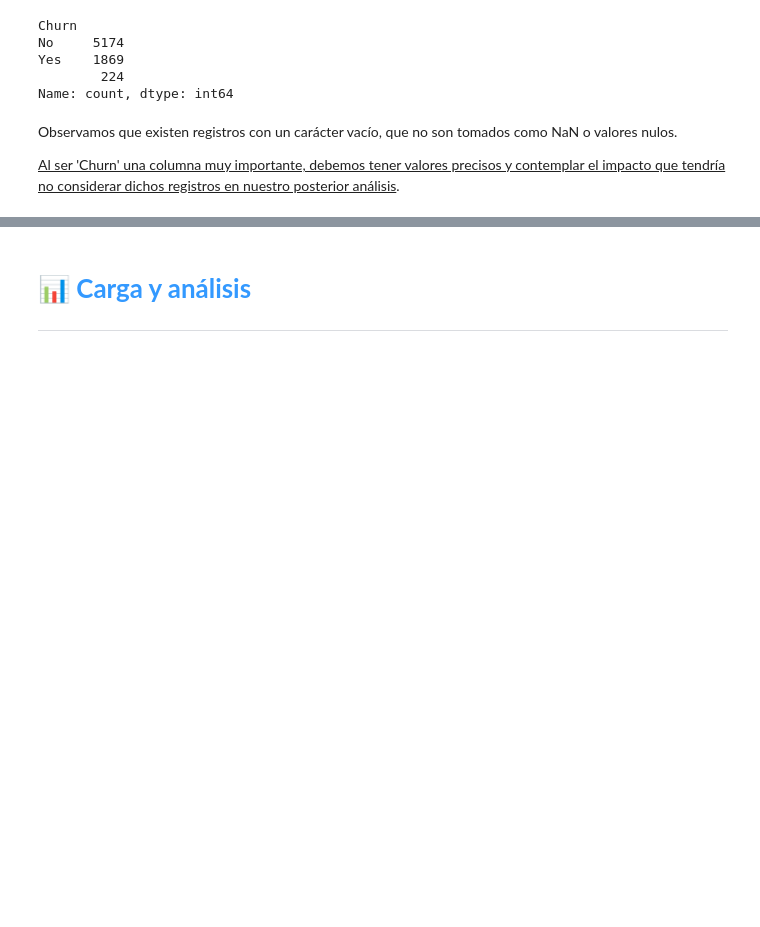
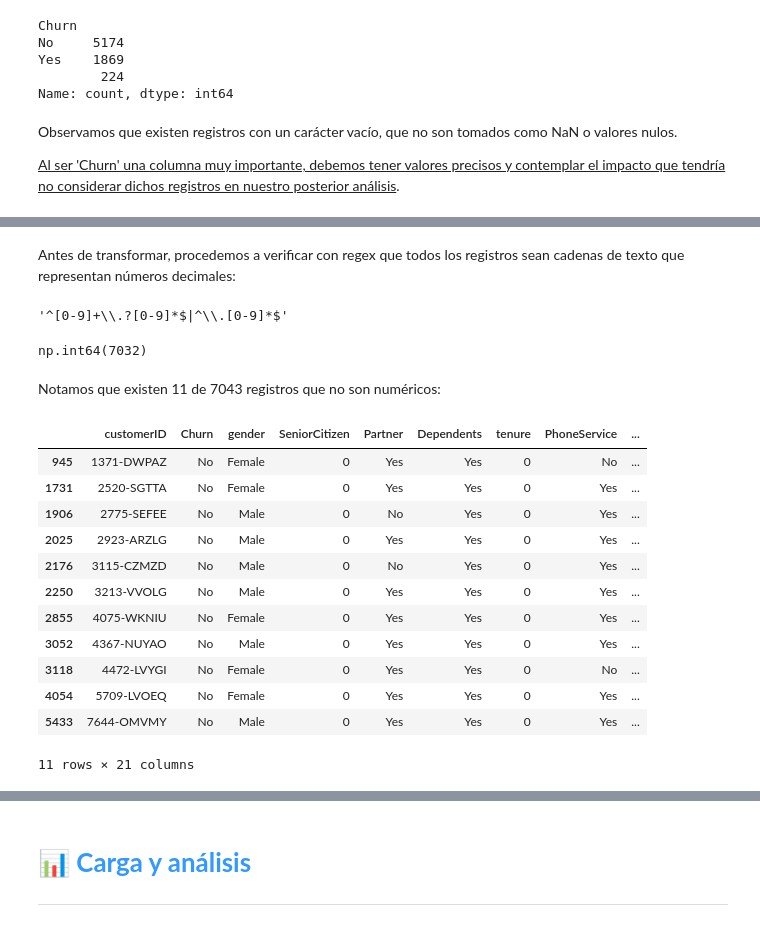
Before and after one commit to carloslozano-rg/challenge-telecom-x, a Jupyter notebook: TelecomX_LATAM.ipynb, the cells around one changed output, grey strips where cells are left out. Drawn from its saved outputs; the diff is of its cells as text; code cells hidden in the pictures; blank space fills up the shorter version.

```diff
--- a/TelecomX_LATAM.ipynb
+++ b/TelecomX_LATAM.ipynb
@@ -696,0 +717,6 @@ Observamos que existen registros con un carácter vacío, que no son tomados com
+# %%
+registros_churn_no_vacios = telecom_x_normalizado.Churn != ''
+
+telecom_x_consistente = telecom_x_normalizado[registros_churn_no_vacios].copy().reset_index(drop=True)
+
+telecom_x_consistente.head()
@@ -696,0 +753,31 @@ Observamos que existen registros con un carácter vacío, que no son tomados com
+# %% [markdown]
+Antes de transformar, procedemos a verificar con regex que todos los registros sean cadenas de texto que representan números decimales:
+# %%
+regex_exp = r'^[0-9]+\.?[0-9]*$|^\.[0-9]*$'
+regex_exp
+# %% [output]
+'^[0-9]+\\.?[0-9]*$|^\\.[0-9]*$'
+# %%
+telecom_x_consistente['Charges.Total'].str.contains(pat=regex_exp, regex=True).sum()
+# %% [output]
+np.int64(7032)
+# %% [markdown]
+Notamos que existen 11 de 7043 registros que no son numéricos:
+# %%
+registros_numericos = telecom_x_consistente['Charges.Total'].str.contains(pat=regex_exp, regex=True)
+
+telecom_x_consistente[~registros_numericos]
+# %% [output]
+|  | customerID | Churn | gender | SeniorCitizen | Partner | Dependents | tenure | PhoneService | ... |
+| 945 | 1371-DWPAZ | No | Female | 0 | Yes | Yes | 0 | No | ... |
+| 1731 | 2520-SGTTA | No | Female | 0 | Yes | Yes | 0 | Yes | ... |
+| 1906 | 2775-SEFEE | No | Male | 0 | No | Yes | 0 | Yes | ... |
+| 2025 | 2923-ARZLG | No | Male | 0 | Yes | Yes | 0 | Yes | ... |
+| 2176 | 3115-CZMZD | No | Male | 0 | No | Yes | 0 | Yes | ... |
+| 2250 | 3213-VVOLG | No | Male | 0 | Yes | Yes | 0 | Yes | ... |
+| 2855 | 4075-WKNIU | No | Female | 0 | Yes | Yes | 0 | Yes | ... |
+| 3052 | 4367-NUYAO | No | Male | 0 | Yes | Yes | 0 | Yes | ... |
+| 3118 | 4472-LVYGI | No | Female | 0 | Yes | Yes | 0 | No | ... |
+| 4054 | 5709-LVOEQ | No | Female | 0 | Yes | Yes | 0 | Yes | ... |
+| 5433 | 7644-OMVMY | No | Male | 0 | Yes | Yes | 0 | Yes | ... |
+11 rows × 21 columns
```
Also changed, not shown: parts of 21 cells of this notebook.
